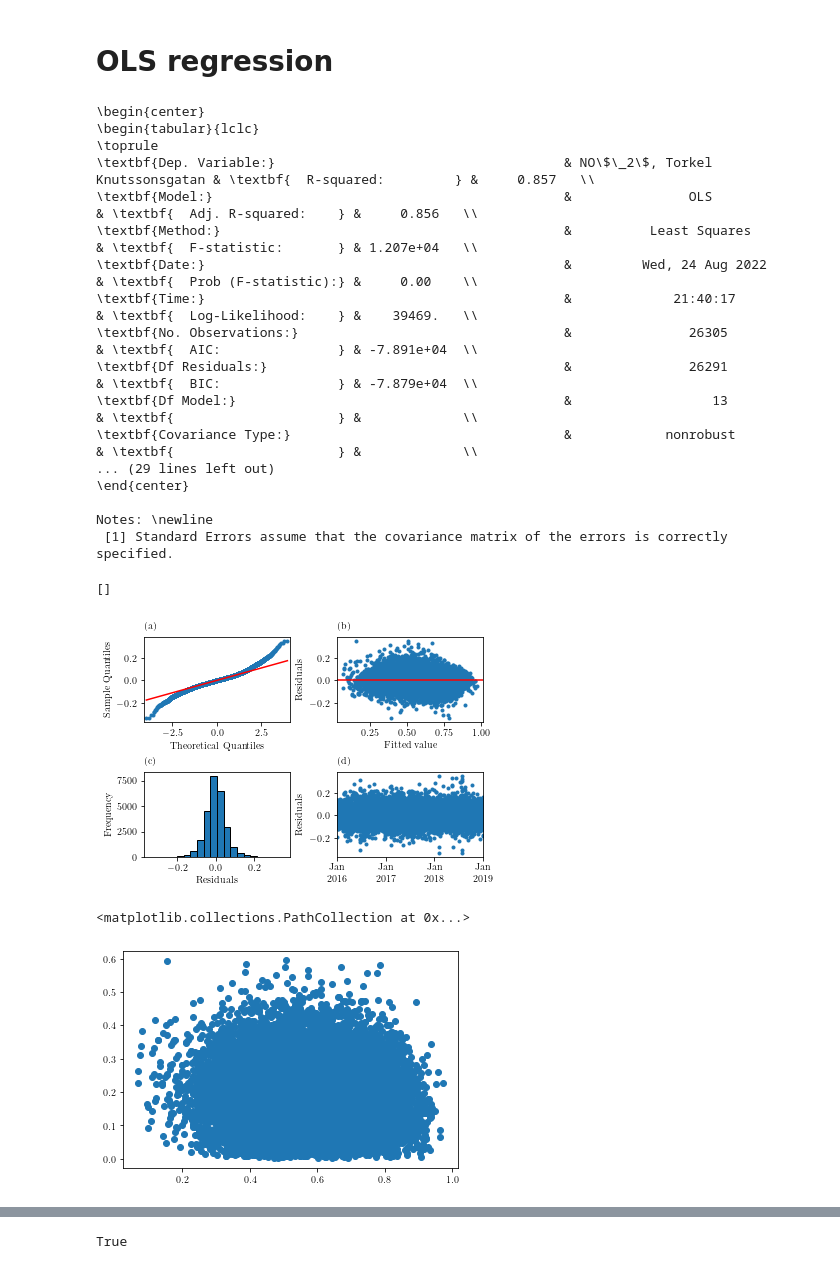
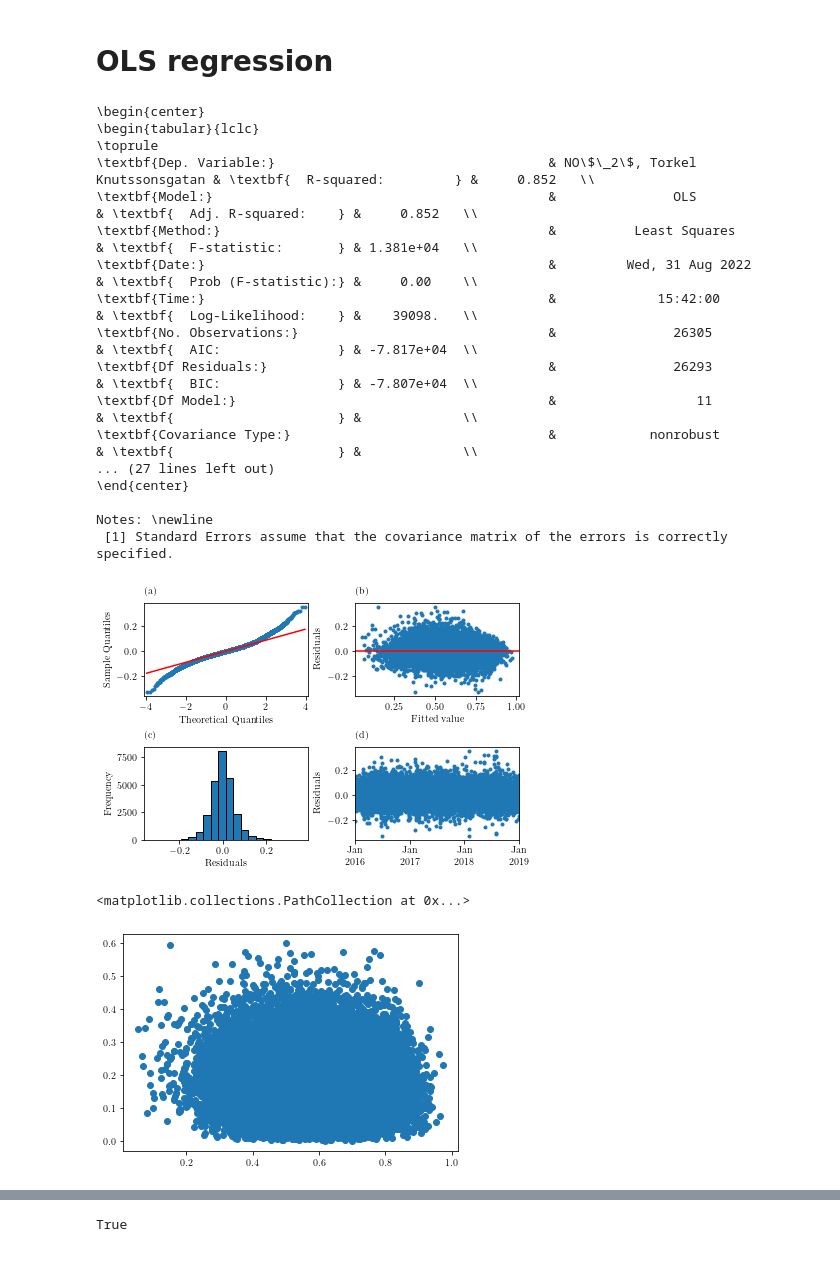
Before and after one commit to simoncarlen/forecasting_project, a Jupyter notebook: jupyter_notebooks/regression_NO2.ipynb, the cells around one changed output, grey strips where cells are left out. Drawn from its saved outputs; the diff is of its cells as text; code cells hidden in the pictures.

```diff
--- a/jupyter_notebooks/regression_NO2.ipynb
+++ b/jupyter_notebooks/regression_NO2.ipynb
@@ -49,8 +49,8 @@ for i in range(lags-1):
 
 # # add lag 24 and 25 (since found sign.)
 # df_NO2['NO$_2$, Stockholm Torkel Knutssonsgatan, lag 23'] = df_NO2['NO$_2$, Stockholm Torkel Knutssonsgatan'].shift(23)
-df_NO2['NO$_2$, Stockholm Torkel Knutssonsgatan, lag 24'] = df_NO2['NO$_2$, Stockholm Torkel Knutssonsgatan'].shift(24)
-df_NO2['NO$_2$, Stockholm Torkel Knutssonsgatan, lag 25'] = df_NO2['NO$_2$, Stockholm Torkel Knutssonsgatan'].shift(25)
+# df_NO2['NO$_2$, Stockholm Torkel Knutssonsgatan, lag 24'] = df_NO2['NO$_2$, Stockholm Torkel Knutssonsgatan'].shift(24)
+# df_NO2['NO$_2$, Stockholm Torkel Knutssonsgatan, lag 25'] = df_NO2['NO$_2$, Stockholm Torkel Knutssonsgatan'].shift(25)
 
 # drop NaN values
 df_NO2.dropna(inplace=True)
@@ -160,55 +156,53 @@ print(lmod.summary().as_latex())
 \begin{center}
 \begin{tabular}{lclc}
 \toprule
-\textbf{Dep. Variable:}                                     & NO\$\_2\$, Torkel Knutssonsgatan & \textbf{  R-squared:         } &     0.857   \\
-\textbf{Model:}                                             &               OLS                & \textbf{  Adj. R-squared:    } &     0.856   \\
-\textbf{Method:}                                            &          Least Squares           & \textbf{  F-statistic:       } & 1.207e+04   \\
-\textbf{Date:}                                              &         Wed, 24 Aug 2022         & \textbf{  Prob (F-statistic):} &     0.00    \\
-\textbf{Time:}                                              &             21:40:17             & \textbf{  Log-Likelihood:    } &    39469.   \\
-\textbf{No. Observations:}                                  &               26305              & \textbf{  AIC:               } & -7.891e+04  \\
-\textbf{Df Residuals:}                                      &               26291              & \textbf{  BIC:               } & -7.879e+04  \\
-\textbf{Df Model:}                                          &                  13              & \textbf{                     } &             \\
-\textbf{Covariance Type:}                                   &            nonrobust             & \textbf{                     } &             \\
-... (29 lines left out)
+\textbf{Dep. Variable:}                                   & NO\$\_2\$, Torkel Knutssonsgatan & \textbf{  R-squared:         } &     0.852   \\
+\textbf{Model:}                                           &               OLS                & \textbf{  Adj. R-squared:    } &     0.852   \\
+\textbf{Method:}                                          &          Least Squares           & \textbf{  F-statistic:       } & 1.381e+04   \\
+\textbf{Date:}                                            &         Wed, 31 Aug 2022         & \textbf{  Prob (F-statistic):} &     0.00    \\
+\textbf{Time:}                                            &             15:42:00             & \textbf{  Log-Likelihood:    } &    39098.   \\
+\textbf{No. Observations:}                                &               26305              & \textbf{  AIC:               } & -7.817e+04  \\
+\textbf{Df Residuals:}                                    &               26293              & \textbf{  BIC:               } & -7.807e+04  \\
+\textbf{Df Model:}                                        &                  11              & \textbf{                     } &             \\
+\textbf{Covariance Type:}                                 &            nonrobust             & \textbf{                     } &             \\
+... (27 lines left out)
 \end{center}
 
 Notes: \newline
  [1] Standard Errors assume that the covariance matrix of the errors is correctly specified.
 # %%
-# PM10
-fig, ((ax1, ax2), (ax3, ax4)) = plt.subplots(2, 2, constrained_layout = True, figsize = (5.5, 3.75))
+fig, ((ax1, ax2), (ax3, ax4)) = plt.subplots(2, 2, constrained_layout = True, figsize = (6, 4))
 
 # QQ-plot of studentized residuals
 sm.qqplot(lmod.resid, line='q', ax=ax1, marker=".")
 ax1.annotate('(a)', xy=(0, 1.09), xycoords="axes fraction")
 
 # fitted vs residuals
 ax2.scatter(lmod.fittedvalues, lmod.resid, marker=".")#, facecolors='none', edgecolors='#1f77b4')
 ax2.axhline(0, color='r')
 ax2.set_xlabel('Fitted value')
 ax2.set_ylabel('Residuals')
 ax2.annotate('(b)', xy=(0, 1.09), xycoords="axes fraction")
 
 ax3.hist(lmod.resid, edgecolor='black', bins=20)
 ax3.set_xlabel('Residuals')
 ax3.set_ylabel('Frequency')
 ax3.annotate('(c)', xy=(0, 1.09), xycoords="axes fraction")
 
 lmod.resid.plot(linestyle="", marker='.', ax=ax4)
 ax4.set_xlabel('')
 ax4.set_ylabel('Residuals')
 ax4.annotate('(d)', xy=(0, 1.09), xycoords="axes fraction")
 ax4.set_xticks([], minor=True)
 
-# plt.savefig('../plots/Residual_plots_MLR_NO2.pdf')
+plt.savefig('../plots/Residual_plots_MLR_NO2.pdf')
 # %% [output]
-[]
-[figure, old version]
+[figure, new version]
 # %%
 plt.scatter(lmod.fittedvalues, np.sqrt(abs(lmod.resid)))
 # %% [output]
 <matplotlib.collections.PathCollection at 0x...>
-[figure, old version]
+[figure, new version]
 # %%
 ddf = pd.DataFrame({'x':lmod.fittedvalues, 'y':np.sqrt((abs(lmod.resid)))})
 dmod = smf.ols('y~x', ddf).fit()
```
Also changed, not shown: parts of 16 cells of this notebook, 24 other files.
